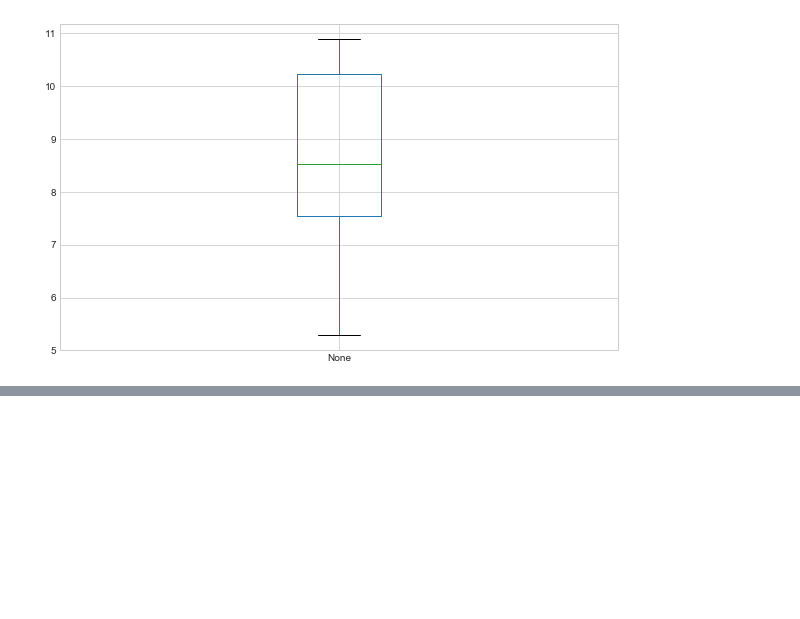
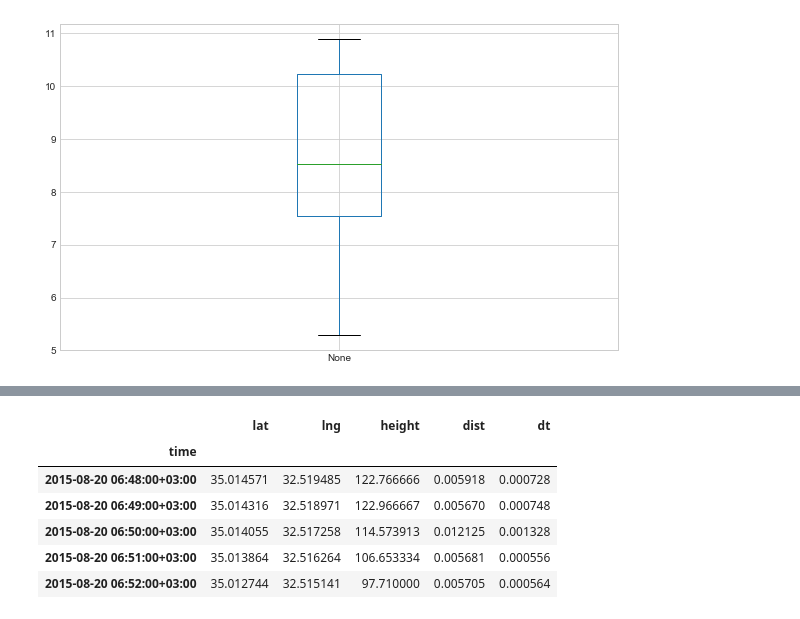
Before and after one commit to 4bic/learn_code, a Jupyter notebook: data_sci_foundations/pandas_basics.ipynb, the cells around one changed output, grey strips where cells are left out. Cells and saved outputs as stored; diff of their text form; code cells hidden in the pictures; blank space fills up the shorter version.

Commit message:
update maping and folium

```diff
--- a/data_sci_foundations/pandas_basics.ipynb
+++ b/data_sci_foundations/pandas_basics.ipynb
@@ -347,0 +360,10 @@ m
+# %%
+m = folium.Map(location=[df['lng'].mean(), df['lat'].mean()], zoom_start=15)
+mdf = df.resample('T').mean()
+def add_marker(row):
+    marker = folium.CircleMarker([row['lng'], row['lat']], radius=5, color='red', popup=row.name.strftime('%H:%M'))
+    marker.add_to(m)
+
+mdf.apply(add_marker, axis=1)
+
+m
@@ -347,0 +372,10 @@ m
+# %%
+mdf.head()
+# %% [output]
+|  | lat | lng | height | dist | dt |
+| time |  |  |  |  |  |
+| 2015-08-20 06:48:00+03:00 | 35.014571 | 32.519485 | 122.766666 | 0.005918 | 0.000728 |
+| 2015-08-20 06:49:00+03:00 | 35.014316 | 32.518971 | 122.966667 | 0.005670 | 0.000748 |
+| 2015-08-20 06:50:00+03:00 | 35.014055 | 32.517258 | 114.573913 | 0.012125 | 0.001328 |
+| 2015-08-20 06:51:00+03:00 | 35.013864 | 32.516264 | 106.653334 | 0.005681 | 0.000556 |
+| 2015-08-20 06:52:00+03:00 | 35.012744 | 32.515141 | 97.710000 | 0.005705 | 0.000564 |
```
Also changed, not shown: parts of 5 cells of this notebook.
